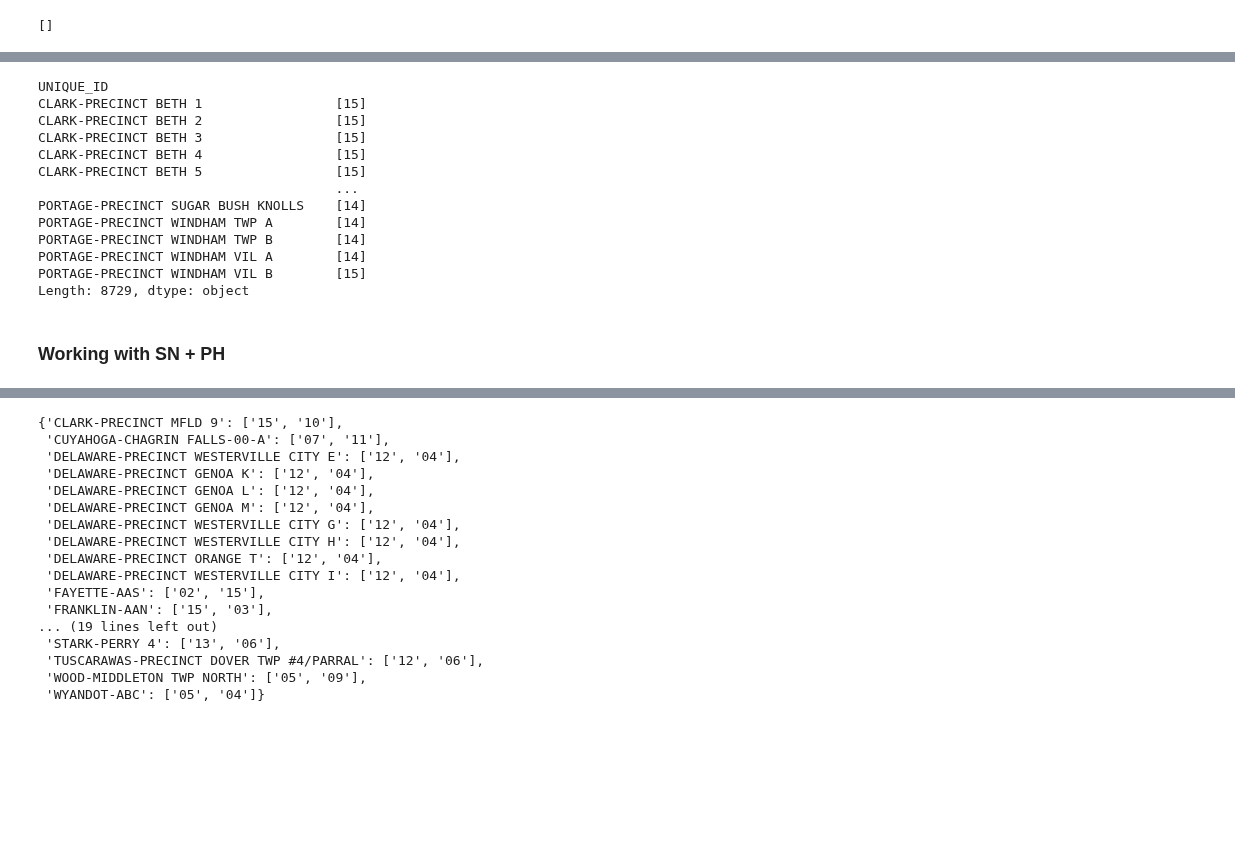
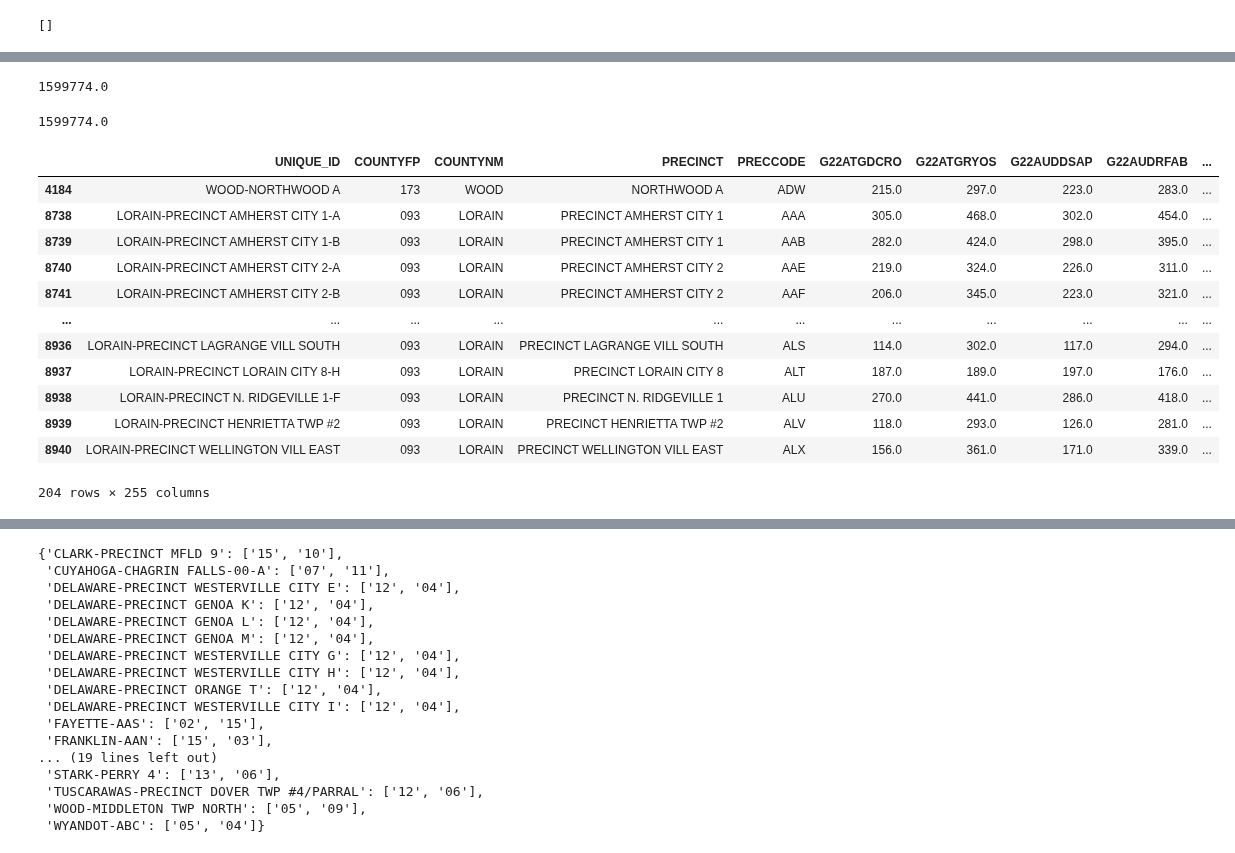
Before and after one commit to nonpartisan-redistricting-datahub/pber_collection, a Jupyter notebook: OH/2022/oh_boundaries_prec_matching.ipynb, the cells around one changed output, grey strips where cells are left out. Cells and saved outputs as stored; diff of their text form; code cells hidden in the pictures; blank space fills up the shorter version.

Commit message:
worked on overlaps and splits

```diff
--- a/OH/2022/oh_boundaries_prec_matching.ipynb
+++ b/OH/2022/oh_boundaries_prec_matching.ipynb
@@ -113,14 +113,13 @@ prec_counties_new22_set = {"brown","butler","clark","clermont","columbiana","cuy
                            "hocking","lake","lucas","lorain","marion","medina","mercer","miami","montgomery","muskingum","pickaway","portage",
                            "stark","tuscarawas","wood"}
 #Remove "lorain", bc spencer said matches expected --- add back in because actually does need mod
-
 #Removed from above set after checking pdf map with 2020 map by SN on 6/7: ,"madison", "huron"
 #Removed because no 2022 available and statement that no changes since 2020: "allen"
 print(len(prec_counties_new22_set))
 
 
 #2022 precinct eletion results, no geospatial data
-er22 = pd.read_csv('./oh_2022_gen_prec/oh_2022_gen_prec.csv')
+er22 = pd.read_csv('./raw-from-source/oh_2022_gen_prec/oh_2022_gen_prec.csv')
 # %% [output]
 26
 # %% [markdown]
@@ -677,15 +668,14 @@ check prec_id for:  WOOD
 # %%
 #Portage:
-portage = gp.read_file("./boundaries/portage_precincts_2022/precinct_2022.shp")
+portage = gp.read_file("./raw-from-source/boundaries/portage_precincts_2022/precinct_2022.shp")
 portage["prec_id"] = portage["NAME"]+"-"+portage["PRECINCT"]
-portage_prec_dict_df = pd.read_csv("./boundaries/portage_precincts_2022/Portage County Precinct Matching_2022.xlsx - Portage Co. Shapefile Precincts.csv")
+portage_prec_dict_df = pd.read_csv("./raw-from-source/boundaries/portage_precincts_2022/Portage County Precinct Matching_2022.xlsx - Portage Co. Shapefile Precincts.csv")
 portage_dict = pd.Series(portage_prec_dict_df["SoS Precinct Match"].values, index=portage_prec_dict_df["NAME"]+"-"+portage_prec_dict_df["PRECINCT"]).to_dict()
 portage.loc[portage["prec_id"].isin(portage_dict.keys()), "prec_id"] = portage["prec_id"].map(portage_dict)
 portage.loc[portage["NAME"].str.upper()=='HIRAM', "prec_id"] = 'PRECINCT HIRAM VILLAGE'
 portage.loc[portage["NAME"].str.upper()=='MANTUA', "prec_id"]= 'PRECINCT MANTUA VILLAGE'
 portage.loc[portage["NAME"].str.upper()=='MOGADORE', "prec_id"] = 'PRECINCT MOGADORE VILLAGE'
 portage.loc[portage["NAME"].isna(), "prec_id"] = 'PRECINCT SUGAR BUSH KNOLLS'
-#-------
 
 #Combine Tallmadge multipolygon with Brimfield precincts A and E
 tallmadge_multi = portage[portage["NAME"]=="Tallmadge"]
@@ -693,35 +683,27 @@ tallmadge_multi=tallmadge_multi.explode(index_parts=True).reset_index()
 tallmadge_multi.loc[(tallmadge_multi["NAME"]=="Tallmadge")&(tallmadge_multi["level_1"]==0), "prec_id"] = "PRECINCT BRIMFIELD A"
 tallmadge_multi.loc[(tallmadge_multi["NAME"]=="Tallmadge")&(tallmadge_multi["level_1"]==1), "prec_id"] = "PRECINCT BRIMFIELD E"
 tallmadge_multi = tallmadge_multi.to_crs(bound20_reused_counties_gdf.crs)
-
 #filter out what will be added back in
 portage = portage[~(portage["NAME"]=="Tallmadge")].to_crs(bound20_reused_counties_gdf.crs)
-
 #combine dfs back together
 portage = gp.GeoDataFrame(pd.concat([portage, tallmadge_multi], ignore_index=True), crs=bound20_reused_counties_gdf.crs)
 
 #Combine Ravenna null with Ravenna G in accordance with email exchanges
 portage.loc[(portage["PRECINCT"].isna())&(portage["NAME"].str.upper().str.contains("RAVENNA")), "prec_id"] = 'PRECINCT RAVENNA TWP G'
-
 #Assign ZZZ to match other 0-pop precs in the file
 portage.loc[portage["PRECINCT"]=="Arsenal", "prec_id"] = "ZZZ"
 
 #Dissolve
 portage = portage.dissolve(by="prec_id").reset_index()
 
-
-#----------
 portage["county"] = "PORTAGE"
 portage["UNIQUE_ID"] = portage["county"]+"-"+portage["prec_id"]
 portage = portage.to_crs(bound20_reused_counties_gdf.crs)
-
 
 #Check if uniqueness/match fixed
 zzz_inc_county = [portage]
 print(set(er22["PRECNAME"][er22["County"]=="Portage"])-set(portage["prec_id"]))
 print(set(portage["prec_id"])-set(er22["PRECNAME"][er22["County"]=="Portage"]))
-#Exclude check_precid_uniqueness bc know will fail due to zero pop prec
-#check_precid_uniqueness(to_checkout)
 # %% [output]
 set()
 {'ZZZ'}
@@ -1002,26 +956,12 @@ True
 # %% [markdown]
 ### Merge and combine ER
 # %%
-bound20_reused_counties_gdf["UNIQUE_ID_og"] = bound20_reused_counties_gdf["UNIQUE_ID"].copy()
-bound20_reused_counties_gdf["UNIQUE_ID"] = bound20_reused_counties_gdf["UNIQUE_ID_code"]
-bound20_reused_counties_gdf=bound20_reused_counties_gdf[bound20_reused_counties_gdf["UNIQUE_ID"]!="PORTAGE-ZZZ"]
-bound20_reused_counties_gdf["county"] = bound20_reused_counties_gdf["COUNTYNM"].str.upper()
+gdfs_2022_w_mods = [clark, columbiana, delaware, geauga, hamilton, hardin, hocking, lake, marion,mercer, muskingum, tuscarawas]+[brown, butler, clermont, cuyahoga, erie, miami, montgomery, medina, lucas, pickaway, stark, wood]+[portage]#+[lorain]
 
-#'''#Is Lucas issue related to monclave and sylvania?
-#Yes, so, does LUCAS-AWB go with LUCAS-ZZZ?
-#In metadata, "Monclova 2,5,7,10 are mismatched.  And Sylvania Township A has two pieces in shapefile, but one row in SoS election results.  See readme."
-#What does this mean for what to do here?
-#For now I will match LUCAS-AWB go with LUCAS-ZZZ and can change later
-#No - because AWB is not zero vote prec. So, instead should ZZZ be AWB?
-#er22.loc[er22["UNIQUE_ID"]=="LUCAS-AWB", "UNIQUE_ID"] = "LUCAS-ZZZ"
-#'''
-#print("check email exchange for Lucas county to confirm if this is reasonable")
-#bound20_reused_counties_gdf.loc[bound20_reused_counties_gdf["UNIQUE_ID"]== "LUCAS-ZZZ","UNIQUE_ID"] = "LUCAS-AWB"
-'''Waiting on manual mod for LUCAS and LORAIN'''
+#Waiting on manual mod for LORAIN
 
-#Note to_checkout to be removed
-wip_full_match_list = full_match_22_bound + too_many_polygons + [bound20_reused_counties_gdf] + zzz_inc_county
-wip_full_match_gdf = gp.GeoDataFrame(pd.concat(wip_full_match_list, ignore_index=True), crs=bound20_reused_counties_gdf.crs)
+wip_full_match_list = gdfs_2022_w_mods+[bound20_reused_counties_gdf]
+wip_full_match_gdf = gp.GeoDataFrame(pd.concat(gdf_list, ignore_index=True), crs=bound20_reused_counties_gdf.crs)
 wip_full_match_gdf = wip_full_match_gdf[["UNIQUE_ID", "prec_id", "county", "COUNTYFP20", "COUNTYNM", "geometry"]]
 
 
@@ -1379,18 +1238,24 @@ time to run fxn:  0.6068139999999858
-# %%
-test[1]
-# %% [output]
-UNIQUE_ID
-CLARK-PRECINCT BETH 1                 [15]
-CLARK-PRECINCT BETH 2                 [15]
-CLARK-PRECINCT BETH 3                 [15]
-CLARK-PRECINCT BETH 4                 [15]
-CLARK-PRECINCT BETH 5                 [15]
-                                      ...
-PORTAGE-PRECINCT SUGAR BUSH KNOLLS    [14]
-PORTAGE-PRECINCT WINDHAM TWP A        [14]
-PORTAGE-PRECINCT WINDHAM TWP B        [14]
-PORTAGE-PRECINCT WINDHAM VIL A        [14]
-PORTAGE-PRECINCT WINDHAM VIL B        [15]
-Length: 8729, dtype: object
-# %% [markdown]
-### Working with SN + PH
+# %%
+merge_for_splits["G22ATGDCRO"].sum()
+# %% [output]
+1599774.0
+# %%
+merge["G22ATGDCRO"][(~merge["geometry"].isna())].reset_index(drop=True).sum()
+# %% [output]
+1599774.0
+# %%
+merge[merge["geometry"].isna()]
+# %% [output]
+|  | UNIQUE_ID | COUNTYFP | COUNTYNM | PRECINCT | PRECCODE | G22ATGDCRO | G22ATGRYOS | G22AUDDSAP | G22AUDRFAB | ... |
+| 4184 | WOOD-NORTHWOOD A | 173 | WOOD | NORTHWOOD A | ADW | 215.0 | 297.0 | 223.0 | 283.0 | ... |
+| 8738 | LORAIN-PRECINCT AMHERST CITY 1-A | 093 | LORAIN | PRECINCT AMHERST CITY 1 | AAA | 305.0 | 468.0 | 302.0 | 454.0 | ... |
+| 8739 | LORAIN-PRECINCT AMHERST CITY 1-B | 093 | LORAIN | PRECINCT AMHERST CITY 1 | AAB | 282.0 | 424.0 | 298.0 | 395.0 | ... |
+| 8740 | LORAIN-PRECINCT AMHERST CITY 2-A | 093 | LORAIN | PRECINCT AMHERST CITY 2 | AAE | 219.0 | 324.0 | 226.0 | 311.0 | ... |
+| 8741 | LORAIN-PRECINCT AMHERST CITY 2-B | 093 | LORAIN | PRECINCT AMHERST CITY 2 | AAF | 206.0 | 345.0 | 223.0 | 321.0 | ... |
+| ... | ... | ... | ... | ... | ... | ... | ... | ... | ... | ... |
+| 8936 | LORAIN-PRECINCT LAGRANGE VILL SOUTH | 093 | LORAIN | PRECINCT LAGRANGE VILL SOUTH | ALS | 114.0 | 302.0 | 117.0 | 294.0 | ... |
+| 8937 | LORAIN-PRECINCT LORAIN CITY 8-H | 093 | LORAIN | PRECINCT LORAIN CITY 8 | ALT | 187.0 | 189.0 | 197.0 | 176.0 | ... |
+| 8938 | LORAIN-PRECINCT N. RIDGEVILLE 1-F | 093 | LORAIN | PRECINCT N. RIDGEVILLE 1 | ALU | 270.0 | 441.0 | 286.0 | 418.0 | ... |
+| 8939 | LORAIN-PRECINCT HENRIETTA TWP #2 | 093 | LORAIN | PRECINCT HENRIETTA TWP #2 | ALV | 118.0 | 293.0 | 126.0 | 281.0 | ... |
+| 8940 | LORAIN-PRECINCT WELLINGTON VILL EAST | 093 | LORAIN | PRECINCT WELLINGTON VILL EAST | ALX | 156.0 | 361.0 | 171.0 | 339.0 | ... |
+204 rows × 255 columns
```
Also changed, not shown: parts of 113 cells of this notebook.
